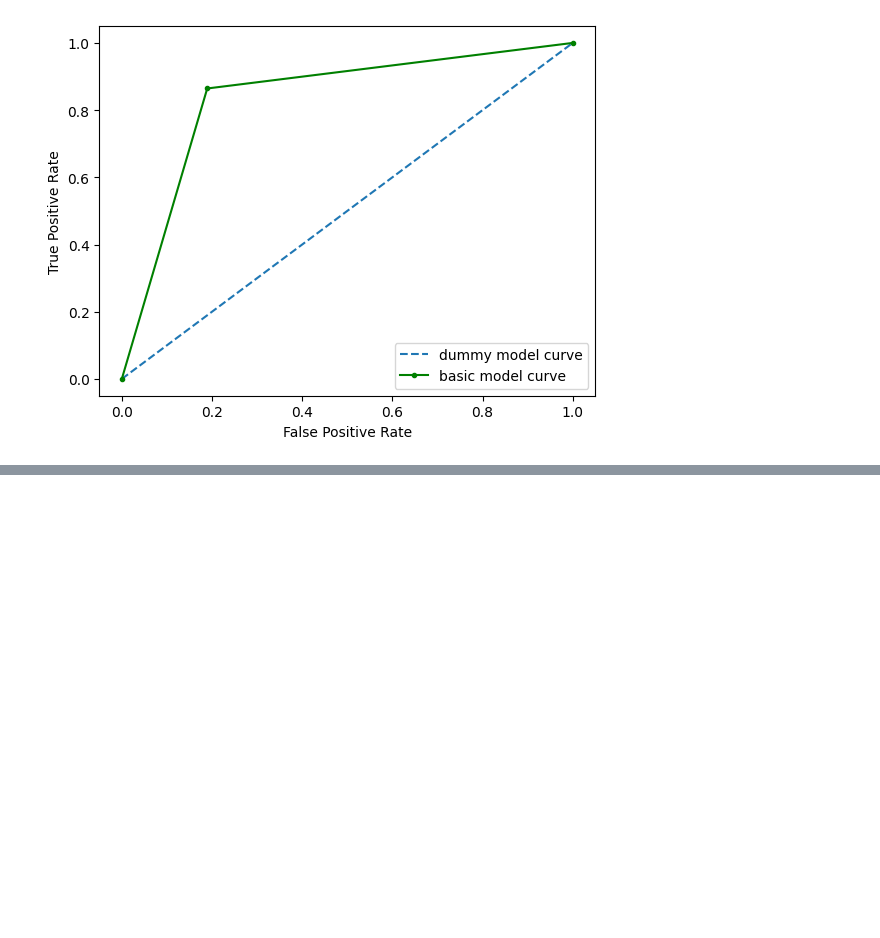
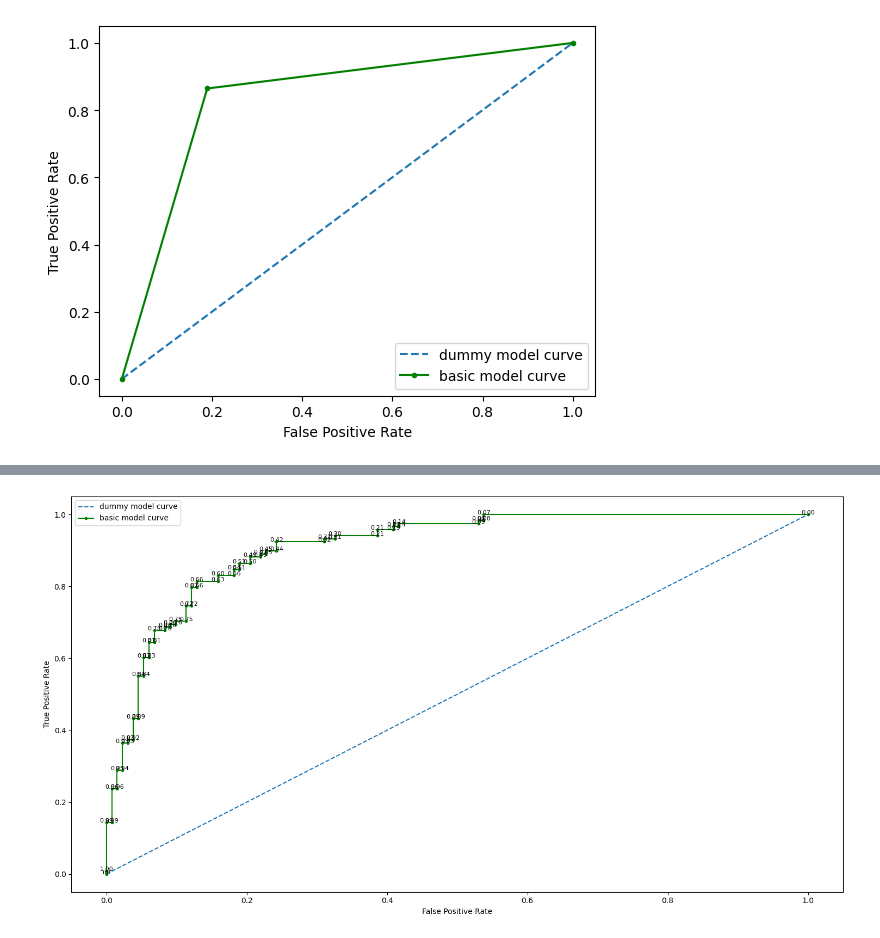
Before and after one commit to NarnindiMounica/Machine_Learning_Works, a Jupyter notebook: Logistic_Regression/example_implementaton.ipynb, the cells around one changed output, grey strips where cells are left out. Saved outputs shown, nothing was run; the diff lists cells and outputs as text; code cells hidden in the pictures; blank space fills up the shorter version.

Commit message:
Logistic REgression Implementation - ROC and AUC Curve"

```diff
--- a/Logistic_Regression/example_implementaton.ipynb
+++ b/Logistic_Regression/example_implementaton.ipynb
@@ -474,0 +481,3 @@ plt.legend()
+# %%
+y_pred_prob = log_reg.predict_proba(x_test)
+y_pred_prob
@@ -474,0 +502,18 @@ plt.legend()
+# %%
+#plotting curve
+
+dummy_fpr, dummy_tpr, _ = roc_curve(y_test, dummy_model_y_test)
+basic_model_fpr, basic_model_tpr, thresholds = roc_curve(y_test, y_pred_prob[:, 1])
+
+plt.figure(figsize=(15, 8))
+plt.plot(dummy_fpr, dummy_tpr,'--', label="dummy model curve")
+plt.plot(basic_model_fpr, basic_model_tpr, marker='.', color='g', label="basic model curve")
+for i in range(len(thresholds)):
+    plt.text(basic_model_fpr[i], basic_model_tpr[i], f"{thresholds[i]:.2f}", fontsize=8, horizontalalignment='center')
+plt.xlabel("False Positive Rate")
+plt.ylabel("True Positive Rate")
+plt.legend()
+plt.tight_layout()
+plt.show()
+# %% [output]
+[figure, added]
```
Also changed, not shown: parts of 2 cells of this notebook.
